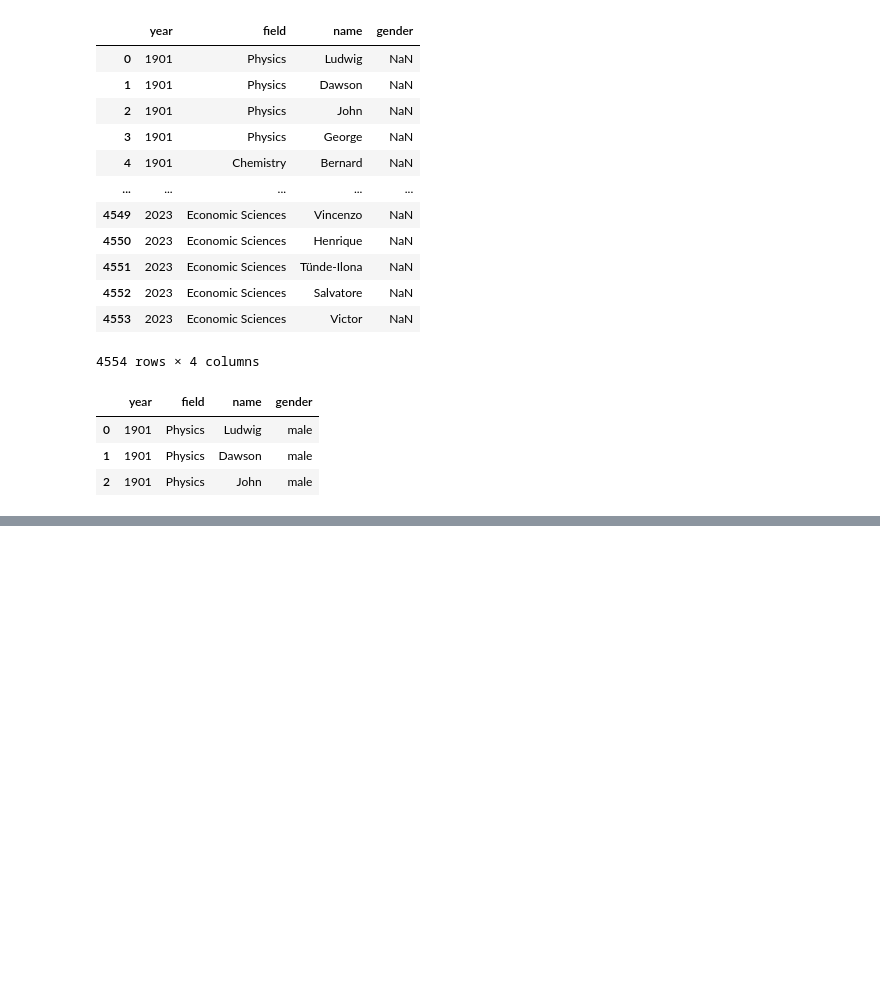
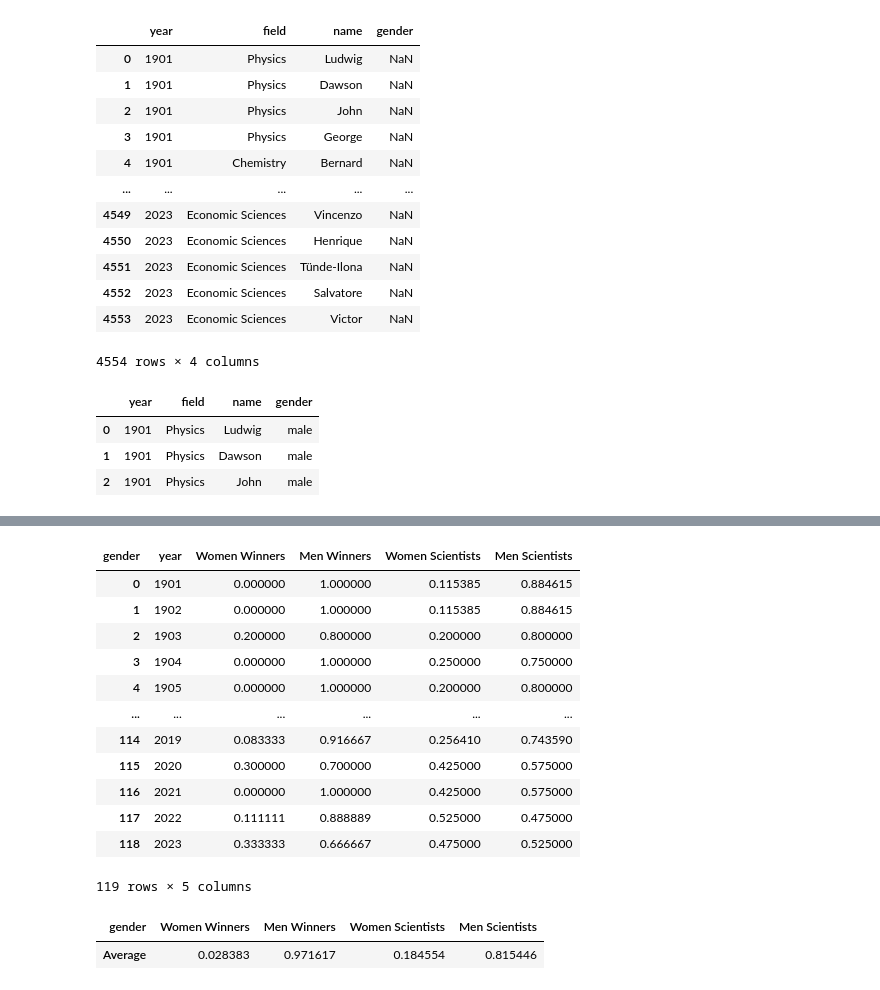
Before and after one commit to Bluceli168/IH-API-Project, a Jupyter notebook: main.ipynb, the cells around one changed output, grey strips where cells are left out. Cells and saved outputs as stored; diff of their text form; code cells hidden in the pictures; blank space fills up the shorter version.

```diff
--- a/main.ipynb
+++ b/main.ipynb
@@ -253,0 +242,18 @@ fig.show()
+# %%
+#merge the two raio datasets
+merged_df = pd.merge(nobels_ratio_by_year, scientists_ratio_by_year, on='year')
+display(merged_df)
+# %% [output]
+| gender | year | Women Winners | Men Winners | Women Scientists | Men Scientists |
+| 0 | 1901 | 0.000000 | 1.000000 | 0.115385 | 0.884615 |
+| 1 | 1902 | 0.000000 | 1.000000 | 0.115385 | 0.884615 |
+| 2 | 1903 | 0.200000 | 0.800000 | 0.200000 | 0.800000 |
+| 3 | 1904 | 0.000000 | 1.000000 | 0.250000 | 0.750000 |
+| 4 | 1905 | 0.000000 | 1.000000 | 0.200000 | 0.800000 |
+| ... | ... | ... | ... | ... | ... |
+| 114 | 2019 | 0.083333 | 0.916667 | 0.256410 | 0.743590 |
+| 115 | 2020 | 0.300000 | 0.700000 | 0.425000 | 0.575000 |
+| 116 | 2021 | 0.000000 | 1.000000 | 0.425000 | 0.575000 |
+| 117 | 2022 | 0.111111 | 0.888889 | 0.525000 | 0.475000 |
+| 118 | 2023 | 0.333333 | 0.666667 | 0.475000 | 0.525000 |
+119 rows × 5 columns
@@ -254,57 +286,7 @@ fig.show()
 # %%
-display(pivot_fields_df)
-display(nobels_ratio_by_year)
-
-# Ensure 'year' columns are of the same data type
-pivot_fields_df['year'] = pivot_fields_df['year'].astype(int)
-nobels_ratio_by_year['year'] = nobels_ratio_by_year['year'].astype(int)
-
-merged_ratios = pd.merge(pivot_fields_df, nobels_ratio_by_year, left_on='year', right_on='year', suffixes=('_papers', '_nobels'))
-merged_ratios.rename(columns={
-    'female': 'Women Scientists',
-    'male': 'Men Scientists',
-    'female_ratio_nobels': 'Women Nobel Win',
-    'male_ratio_nobels': 'Men Nobel Win'
-}, inplace=True)
-display(merged_ratios)
-
-
-""" custom_colors = {
-    'Men Nobel Win': '#1f77b4',
-    'Men Scientists': '#87ceeb',
-    'Women Nobel Win': '#cd8816',
-    'Women Scientists': '#ffb333',
-} """
-
-# Create the line graph with markers
-fig = px.line(
-    merged_ratios,
-    x='year',
-    y=[
-        'Men Nobel Win',
-        'Men Scientists',
-        'Women Nobel Win',
-        'Women Scientists',
-        ],
-    title='Gender Ratios in Scientific Papers and Nobel Laureates Over Time',
-    color_discrete_map=custom_colors,
-)
-# Apply a theme
-fig.update_layout(template='plotly_white')
-# Update fonts
-
-fig.add_annotation(
-    x=2009,
-    y=merged_ratios.loc[merged_ratios['year'] == 2009, 'Women Nobel Win'].values[0],
-    text="Rare over representation",
-    showarrow=True,
-    arrowhead=1
-)
-
-fig.show()
 
 # Calculate average ratios over time
-average_ratios_df = merged_ratios.mean().to_frame(name='Average').T
+average_ratios_df = merged_df.mean().to_frame(name='Average').T
 average_ratios_df = average_ratios_df.drop(columns='year')
 display(average_ratios_df)
 
@@ -319,3 +301,6 @@ fig_avg = px.bar(
 )
 fig_avg.update_layout(template='plotly_white')
 fig_avg.show()
+# %% [output]
+| gender | Women Winners | Men Winners | Women Scientists | Men Scientists |
+| Average | 0.028383 | 0.971617 | 0.184554 | 0.815446 |
```
Also changed, not shown: parts of 12 cells of this notebook, 2 other files.
